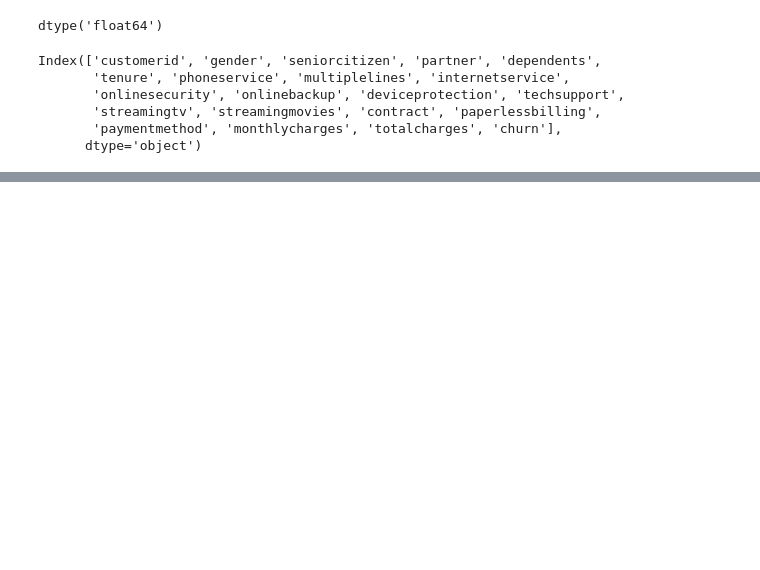
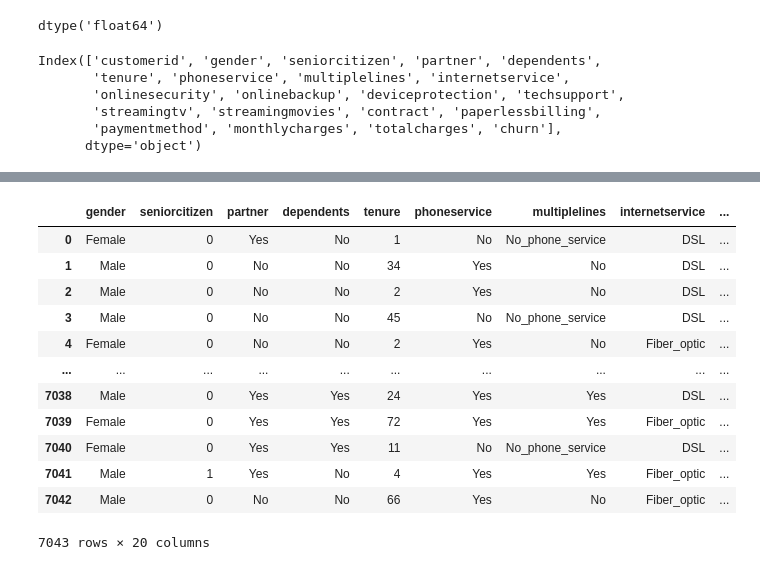
Before and after one commit to SalmenzarZV/preparing_dataset, a Jupyter notebook: preparing_dataset.ipynb, the cells around one changed output, grey strips where cells are left out. Cells and saved outputs as stored; diff of their text form; code cells hidden in the pictures; blank space fills up the shorter version.

```diff
--- a/preparing_dataset.ipynb
+++ b/preparing_dataset.ipynb
@@ -77,3 +77,9 @@ df
 | 7041 | 8361-LTMKD | Male | 1 | Yes | No | 4 | Yes | Yes | ... |
 | 7042 | 3186-AJIEK | Male | 0 | No | No | 66 | Yes | No | ... |
 7043 rows × 21 columns
+# %%
+# Convert the column ‘churn’ to integer format (no - 0, yes - 1).
+df['churn'] = df['churn'].replace('No', '0', regex=True)
+df['churn'] = df['churn'].replace('Yes', '1', regex=True)
+df['churn'] = pd.to_numeric(df['churn'])
+df
@@ -79,0 +96,18 @@ df
+# %%
+# Delete the column ‘customerid’ from the dataset
+df = df.drop(columns='customerid')
+df
+# %% [output]
+|  | gender | seniorcitizen | partner | dependents | tenure | phoneservice | multiplelines | internetservice | ... |
+| 0 | Female | 0 | Yes | No | 1 | No | No_phone_service | DSL | ... |
+| 1 | Male | 0 | No | No | 34 | Yes | No | DSL | ... |
+| 2 | Male | 0 | No | No | 2 | Yes | No | DSL | ... |
+| 3 | Male | 0 | No | No | 45 | No | No_phone_service | DSL | ... |
+| 4 | Female | 0 | No | No | 2 | Yes | No | Fiber_optic | ... |
+| ... | ... | ... | ... | ... | ... | ... | ... | ... | ... |
+| 7038 | Male | 0 | Yes | Yes | 24 | Yes | Yes | DSL | ... |
+| 7039 | Female | 0 | Yes | Yes | 72 | Yes | Yes | Fiber_optic | ... |
+| 7040 | Female | 0 | Yes | Yes | 11 | No | No_phone_service | DSL | ... |
+| 7041 | Male | 1 | Yes | No | 4 | Yes | Yes | Fiber_optic | ... |
+| 7042 | Male | 0 | No | No | 66 | Yes | No | Fiber_optic | ... |
+7043 rows × 20 columns
```
Also changed, not shown: parts of 3 cells of this notebook.
